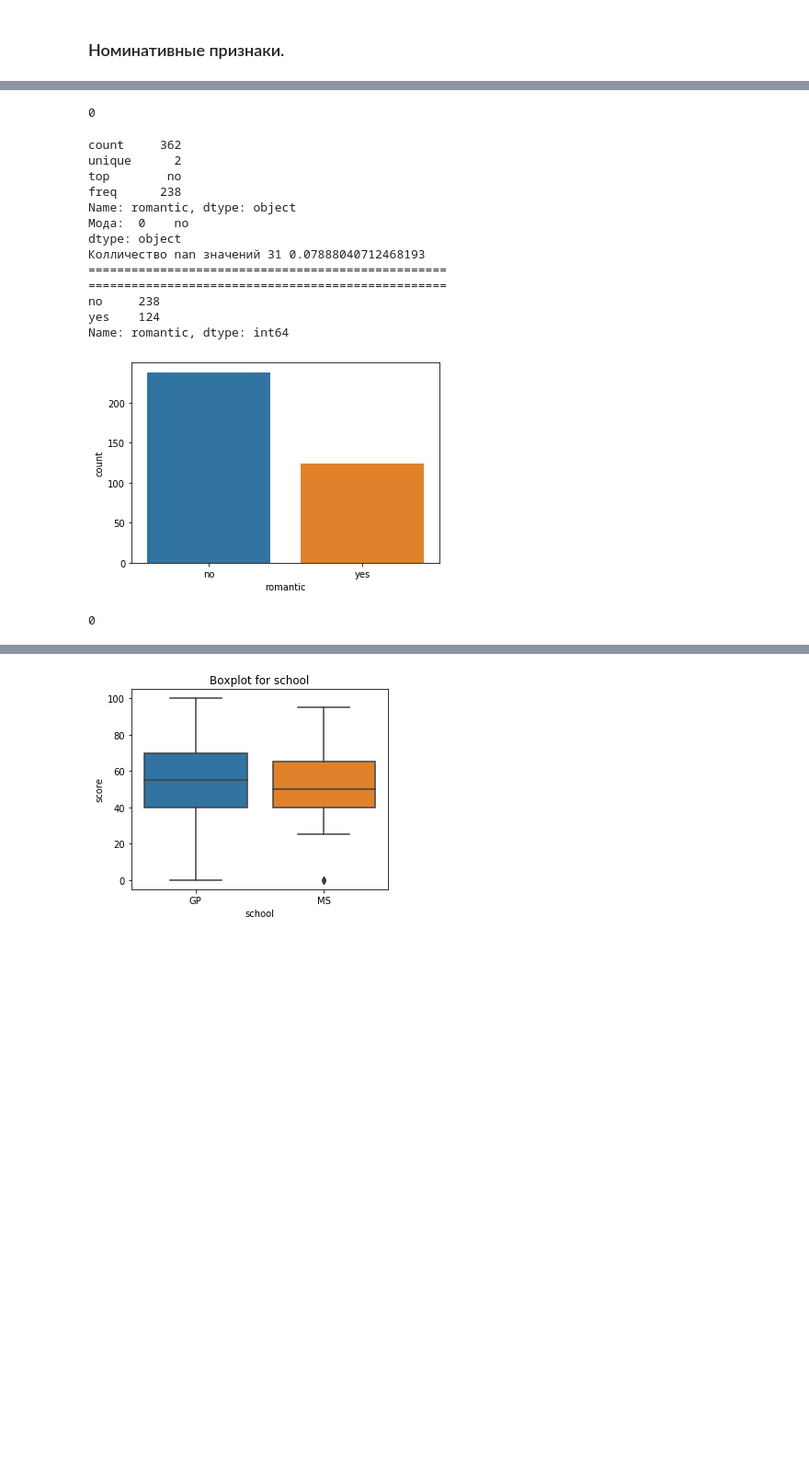
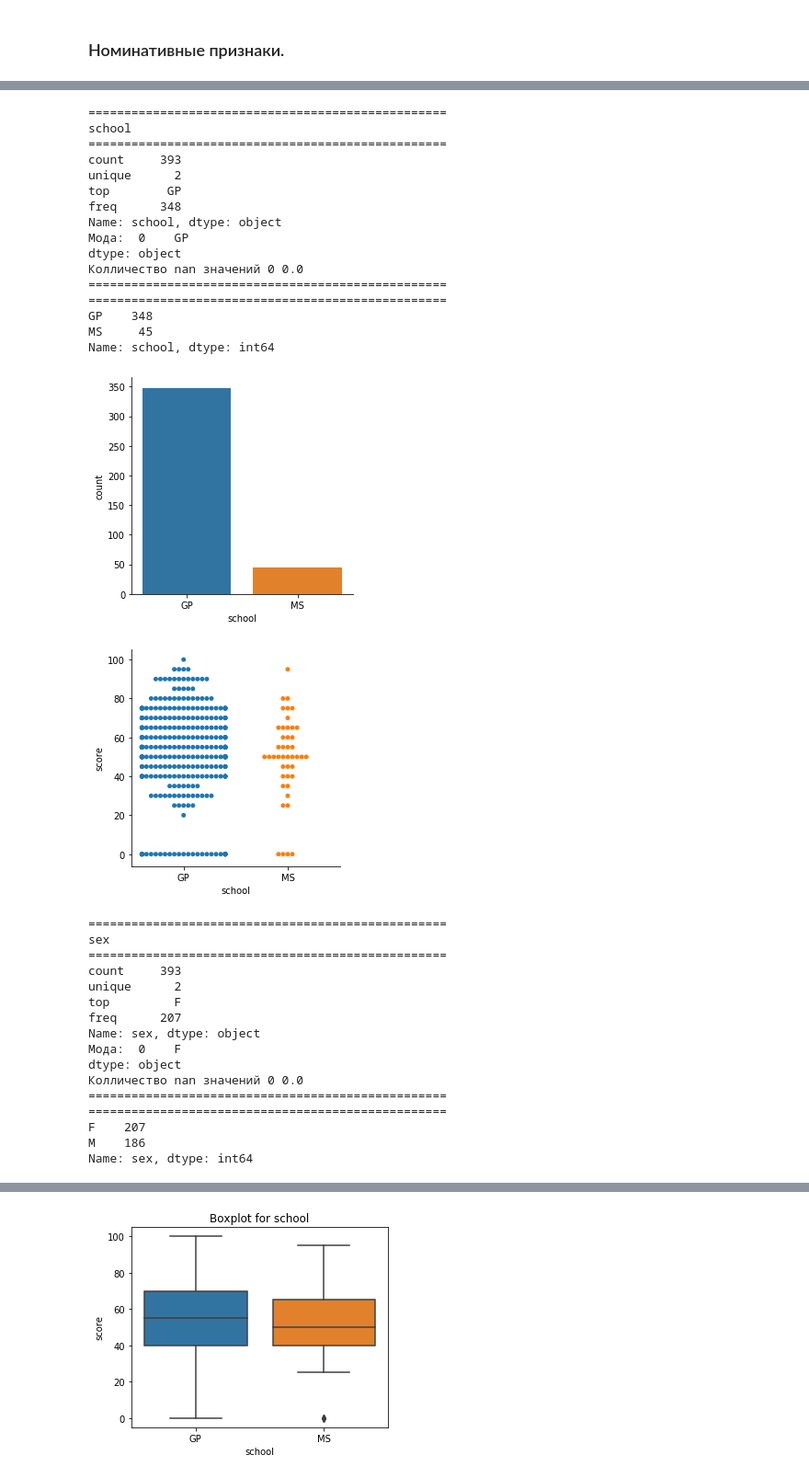
Before and after one commit to geshem14/skillfactory_rds, a Jupyter notebook: RDS_EDA/math.ipynb, the cells around one changed output, grey strips where cells are left out. Shown at 92% size. Saved outputs shown, nothing was run; the diff lists cells and outputs as text; code cells hidden in the pictures; blank space fills up the shorter version.

```diff
--- a/RDS_EDA/math.ipynb
+++ b/RDS_EDA/math.ipynb
@@ -1010,2 +461,0 @@ Name: nursery, dtype: int64
-# %%
-stud_math['nursery'].fillna(stud_math['nursery'].mode()[0], inplace=True)
@@ -1033,2 +461,0 @@ Name: higher, dtype: int64
-# %%
-stud_math['higher'].fillna(stud_math['higher'].mode()[0], inplace=True)
@@ -1056,29 +462,42 @@ Name: internet, dtype: int64
-# %%
-stud_math['internet'].fillna(stud_math['internet'].mode()[0], inplace=True)
-# %%
-stud_math.internet.isnull().sum()
-# %% [output]
-0
-# %%
-categor_overview(stud_math, x='romantic', palette=c_palette)
-# %% [output]
-count     362
-unique      2
-top        no
-freq      238
-Name: romantic, dtype: object
-Мода:  0    no
-dtype: object
-Колличество nan значений 31 0.07888040712468193
-==================================================
-==================================================
-no     238
-yes    124
-Name: romantic, dtype: int64
-[figure, removed]
-# %%
-stud_math['romantic'].fillna(stud_math['romantic'].mode()[0], inplace=True)
-# %%
-stud_math.romantic.isnull().sum()
-# %% [output]
-0
+# %%
+c_palette = ['tab:blue', 'tab:orange']
+for col in ['school', 'sex', 'address', 'famsize', 'pstatus', 'mjob', 'fjob', 'reason', 'guardian', 'schoolsup', 'famsup', 'paid', 'activities', 'nursery', 'higher', 'internet', 'romantic']:
+    print('='*50)
+    print(col)
+    print('='*50)
+    categor_overview(stud_math, x=col, y='score', palette=c_palette, verbose=True)
+# %% [output]
+==================================================
+school
+==================================================
+count     393
+unique      2
+top        GP
+freq      348
+Name: school, dtype: object
+Мода:  0    GP
+dtype: object
+Колличество nan значений 0 0.0
+==================================================
+==================================================
+GP    348
+MS     45
+Name: school, dtype: int64
+[figure, added]
+[figure, added]
+==================================================
+sex
+==================================================
+count     393
+unique      2
+top         F
+freq      207
+Name: sex, dtype: object
+Мода:  0    F
+dtype: object
+Колличество nan значений 0 0.0
+==================================================
+==================================================
+F    207
+M    186
+Name: sex, dtype: int64
```
Also changed, not shown: parts of 120 cells of this notebook.
